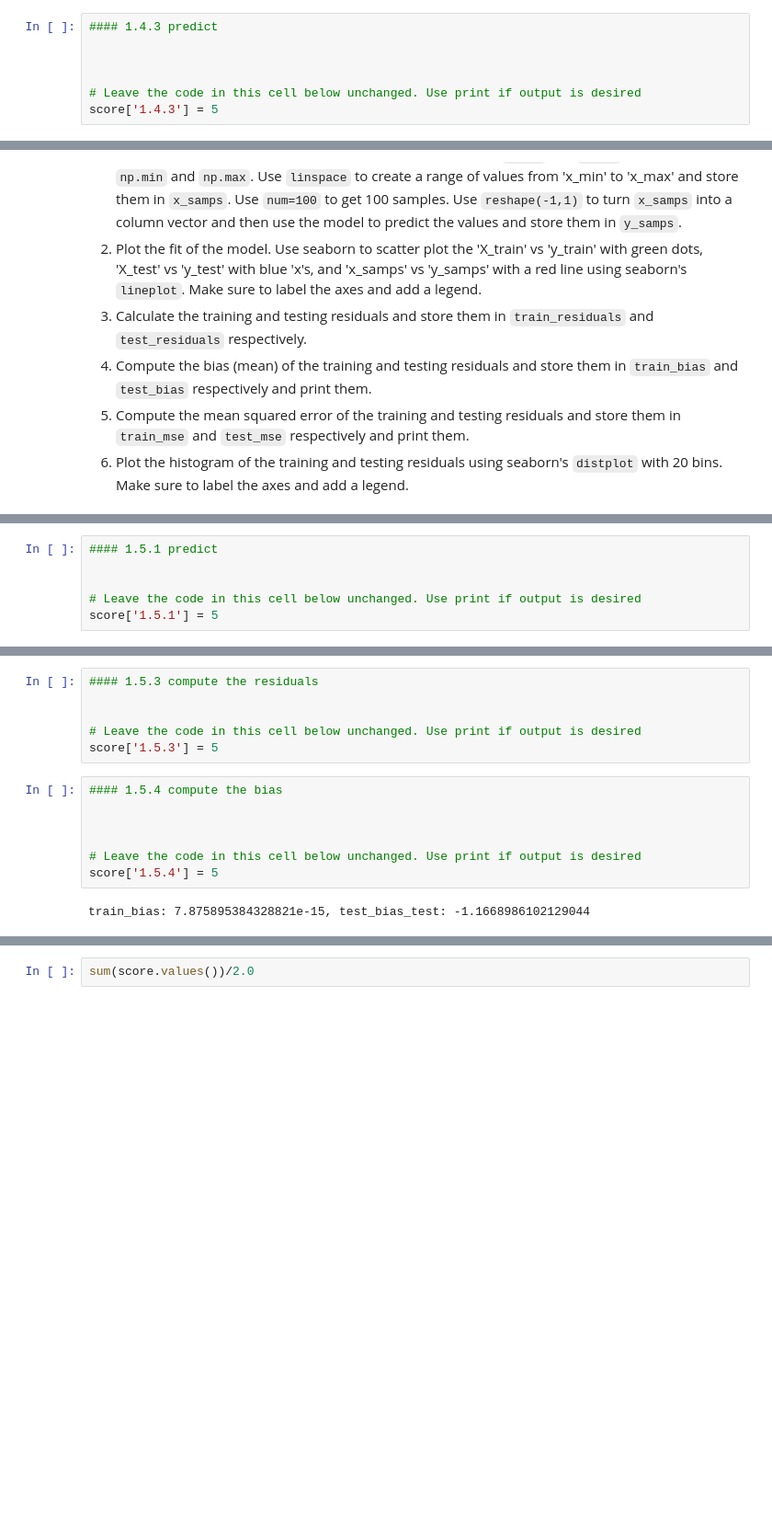
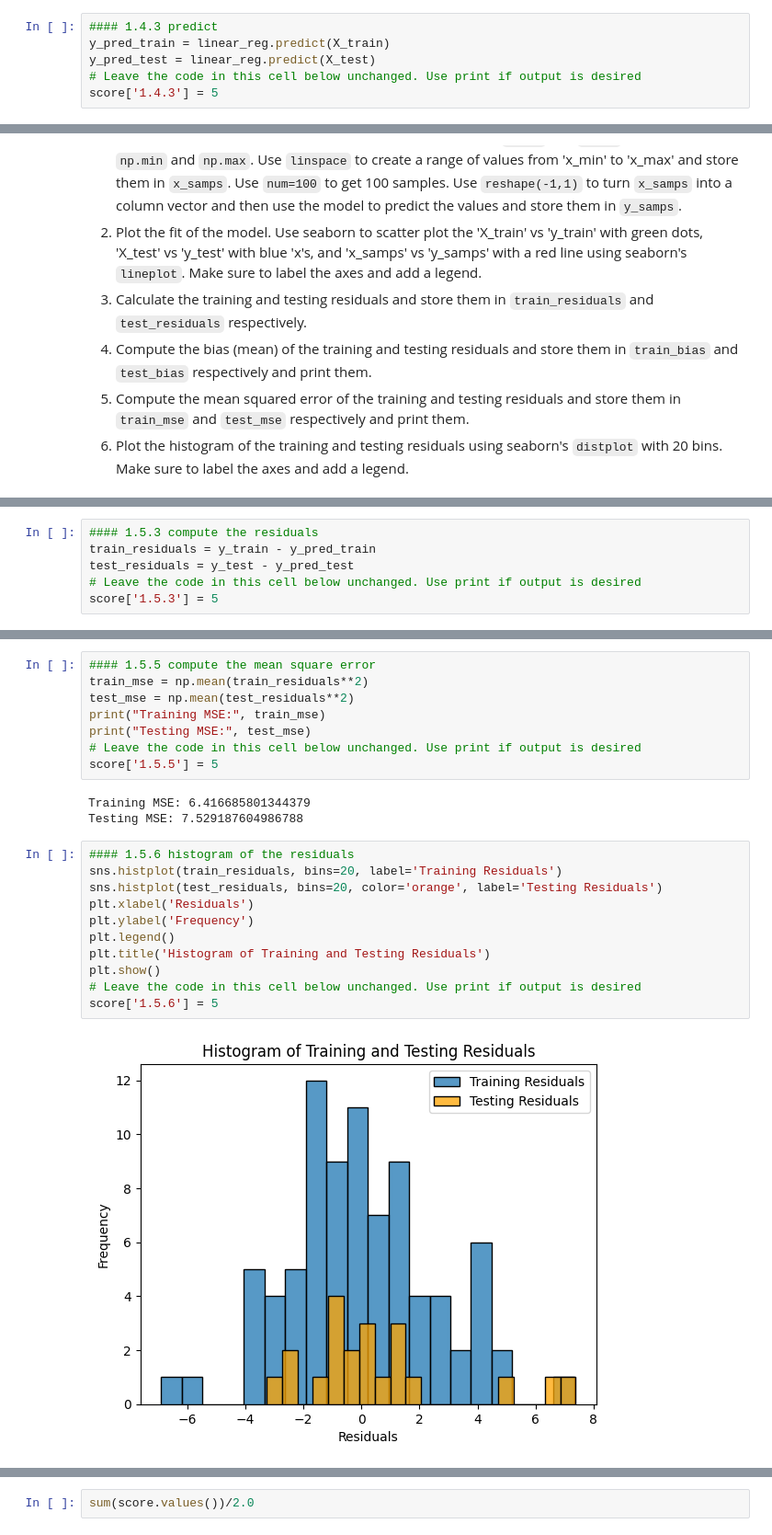
Before and after one commit to DataScienceAndEngineering/final-programming-part-problem-1-Gueli844pt2, a Jupyter notebook: finalProgramPartProb1.ipynb, the cells around one changed output, grey strips where cells are left out. Shown at 92% size. Drawn from its saved outputs; the diff is of its cells as text; blank space fills up the shorter version.

```diff
--- a/finalProgramPartProb1.ipynb
+++ b/finalProgramPartProb1.ipynb
@@ -165,9 +184,8 @@ score['1.4.1'] = 5
 score['1.4.2'] = 5
 # %%
 #### 1.4.3 predict
-
-
-
+y_pred_train = linear_reg.predict(X_train)
+y_pred_test = linear_reg.predict(X_test)
 # Leave the code in this cell below unchanged. Use print if output is desired
 score['1.4.3'] = 5
 # %% [markdown]
@@ -184,7 +225,7 @@ We need to evaluate the model to see how well it performs. We will use the bias
 # %%
-#### 1.5.1 predict
-
-
+#### 1.5.3 compute the residuals
+train_residuals = y_train - y_pred_train
+test_residuals = y_test - y_pred_test
 # Leave the code in this cell below unchanged. Use print if output is desired
-score['1.5.1'] = 5
+score['1.5.3'] = 5
 # %%
@@ -199,15 +242,24 @@ score['1.5.2'] = 5
 # %%
-#### 1.5.3 compute the residuals
-
-
+#### 1.5.5 compute the mean square error
+train_mse = np.mean(train_residuals**2)
+test_mse = np.mean(test_residuals**2)
+print("Training MSE:", train_mse)
+print("Testing MSE:", test_mse)
 # Leave the code in this cell below unchanged. Use print if output is desired
-score['1.5.3'] = 5
+score['1.5.5'] = 5
+# %% [output]
+Training MSE: 6.416685801344379
+Testing MSE: 7.529187604986788
 # %%
-#### 1.5.4 compute the bias
-
-
-
+#### 1.5.6 histogram of the residuals
+sns.histplot(train_residuals, bins=20, label='Training Residuals')
+sns.histplot(test_residuals, bins=20, color='orange', label='Testing Residuals')
+plt.xlabel('Residuals')
+plt.ylabel('Frequency')
+plt.legend()
+plt.title('Histogram of Training and Testing Residuals')
+plt.show()
 # Leave the code in this cell below unchanged. Use print if output is desired
-score['1.5.4'] = 5
+score['1.5.6'] = 5
 # %% [output]
-train_bias: 7.875895384328821e-15, test_bias_test: -1.1668986102129044
+[figure, added]
```
Also changed, not shown: parts of 15 cells of this notebook.
